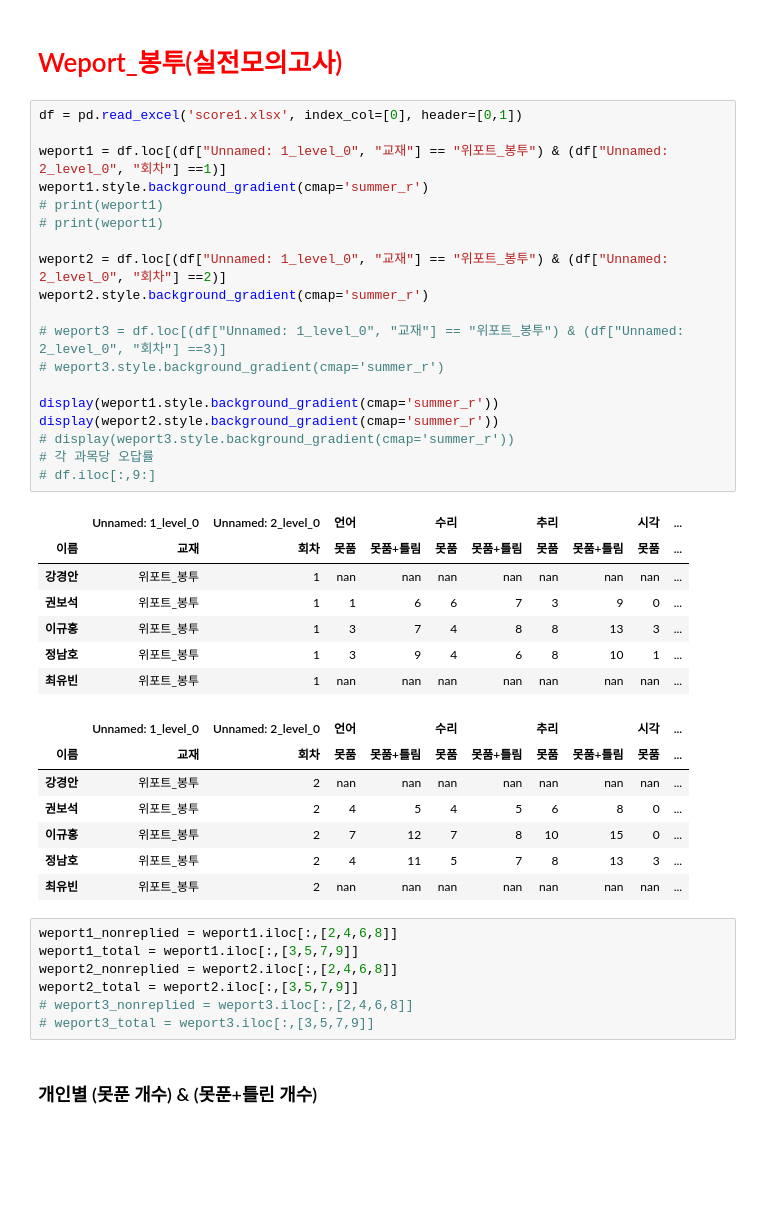
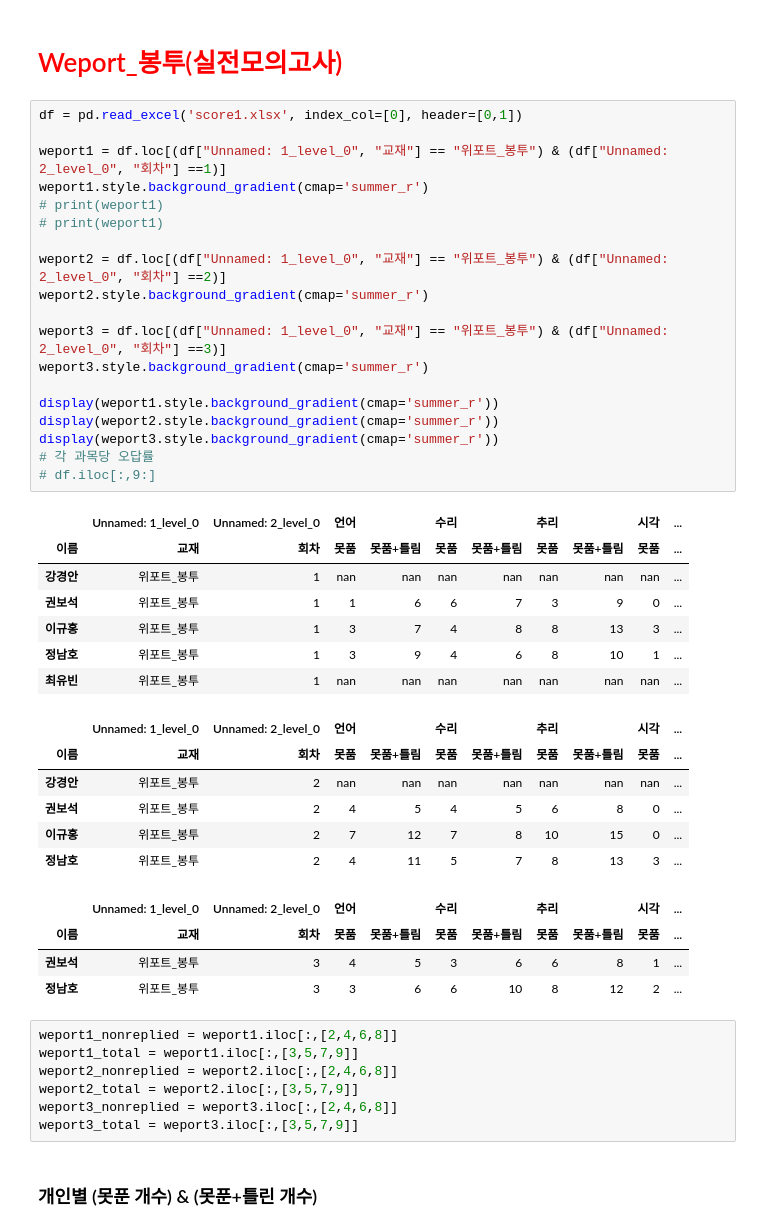
Before and after one commit to jeongnamho/gsat, a Jupyter notebook: weeport_real.ipynb, the cells around one changed output. Cells and saved outputs as stored; diff of their text form; blank space fills up the shorter version.

```diff
--- a/weeport_real.ipynb
+++ b/weeport_real.ipynb
@@ -44,44 +45,47 @@ df.style.set_properties(subset=[("언어", "못품+틀림"), ("수리", "못품+
 # %%
 df = pd.read_excel('score1.xlsx', index_col=[0], header=[0,1])
 
 weport1 = df.loc[(df["Unnamed: 1_level_0", "교재"] == "위포트_봉투") & (df["Unnamed: 2_level_0", "회차"] ==1)]
 weport1.style.background_gradient(cmap='summer_r')
 # print(weport1)
 # print(weport1)
 
 weport2 = df.loc[(df["Unnamed: 1_level_0", "교재"] == "위포트_봉투") & (df["Unnamed: 2_level_0", "회차"] ==2)]
 weport2.style.background_gradient(cmap='summer_r')
 
-# weport3 = df.loc[(df["Unnamed: 1_level_0", "교재"] == "위포트_봉투") & (df["Unnamed: 2_level_0", "회차"] ==3)]
-# weport3.style.background_gradient(cmap='summer_r')
+weport3 = df.loc[(df["Unnamed: 1_level_0", "교재"] == "위포트_봉투") & (df["Unnamed: 2_level_0", "회차"] ==3)]
+weport3.style.background_gradient(cmap='summer_r')
 
 display(weport1.style.background_gradient(cmap='summer_r'))
 display(weport2.style.background_gradient(cmap='summer_r'))
-# display(weport3.style.background_gradient(cmap='summer_r'))
+display(weport3.style.background_gradient(cmap='summer_r'))
 # 각 과목당 오답률
 # df.iloc[:,9:]
 # %% [output]
 |  | Unnamed: 1_level_0 | Unnamed: 2_level_0 | 언어 |  | 수리 |  | 추리 |  | 시각 | ... |
 | 이름 | 교재 | 회차 | 못품 | 못품+틀림 | 못품 | 못품+틀림 | 못품 | 못품+틀림 | 못품 | ... |
 | 강경안 | 위포트_봉투 | 1 | nan | nan | nan | nan | nan | nan | nan | ... |
 | 권보석 | 위포트_봉투 | 1 | 1 | 6 | 6 | 7 | 3 | 9 | 0 | ... |
 | 이규홍 | 위포트_봉투 | 1 | 3 | 7 | 4 | 8 | 8 | 13 | 3 | ... |
 | 정남호 | 위포트_봉투 | 1 | 3 | 9 | 4 | 6 | 8 | 10 | 1 | ... |
 | 최유빈 | 위포트_봉투 | 1 | nan | nan | nan | nan | nan | nan | nan | ... |
 |  | Unnamed: 1_level_0 | Unnamed: 2_level_0 | 언어 |  | 수리 |  | 추리 |  | 시각 | ... |
 | 이름 | 교재 | 회차 | 못품 | 못품+틀림 | 못품 | 못품+틀림 | 못품 | 못품+틀림 | 못품 | ... |
 | 강경안 | 위포트_봉투 | 2 | nan | nan | nan | nan | nan | nan | nan | ... |
 | 권보석 | 위포트_봉투 | 2 | 4 | 5 | 4 | 5 | 6 | 8 | 0 | ... |
 | 이규홍 | 위포트_봉투 | 2 | 7 | 12 | 7 | 8 | 10 | 15 | 0 | ... |
 | 정남호 | 위포트_봉투 | 2 | 4 | 11 | 5 | 7 | 8 | 13 | 3 | ... |
-| 최유빈 | 위포트_봉투 | 2 | nan | nan | nan | nan | nan | nan | nan | ... |
+|  | Unnamed: 1_level_0 | Unnamed: 2_level_0 | 언어 |  | 수리 |  | 추리 |  | 시각 | ... |
+| 이름 | 교재 | 회차 | 못품 | 못품+틀림 | 못품 | 못품+틀림 | 못품 | 못품+틀림 | 못품 | ... |
+| 권보석 | 위포트_봉투 | 3 | 4 | 5 | 3 | 6 | 6 | 8 | 1 | ... |
+| 정남호 | 위포트_봉투 | 3 | 3 | 6 | 6 | 10 | 8 | 12 | 2 | ... |
 # %%
 weport1_nonreplied = weport1.iloc[:,[2,4,6,8]]
 weport1_total = weport1.iloc[:,[3,5,7,9]]
 weport2_nonreplied = weport2.iloc[:,[2,4,6,8]]
 weport2_total = weport2.iloc[:,[3,5,7,9]]
-# weport3_nonreplied = weport3.iloc[:,[2,4,6,8]]
-# weport3_total = weport3.iloc[:,[3,5,7,9]]
+weport3_nonreplied = weport3.iloc[:,[2,4,6,8]]
+weport3_total = weport3.iloc[:,[3,5,7,9]]
 # %% [markdown]
 ### 개인별  (못푼 개수) & (못푼+틀린 개수)
 # %%
```
Also changed, not shown: parts of 3 cells of this notebook, 1 other file.
